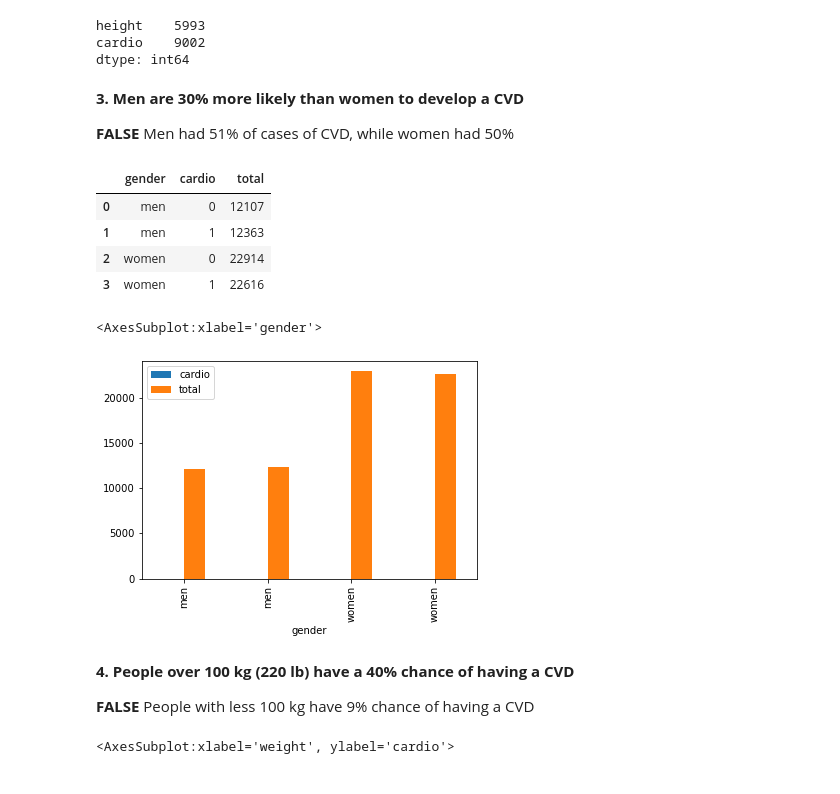
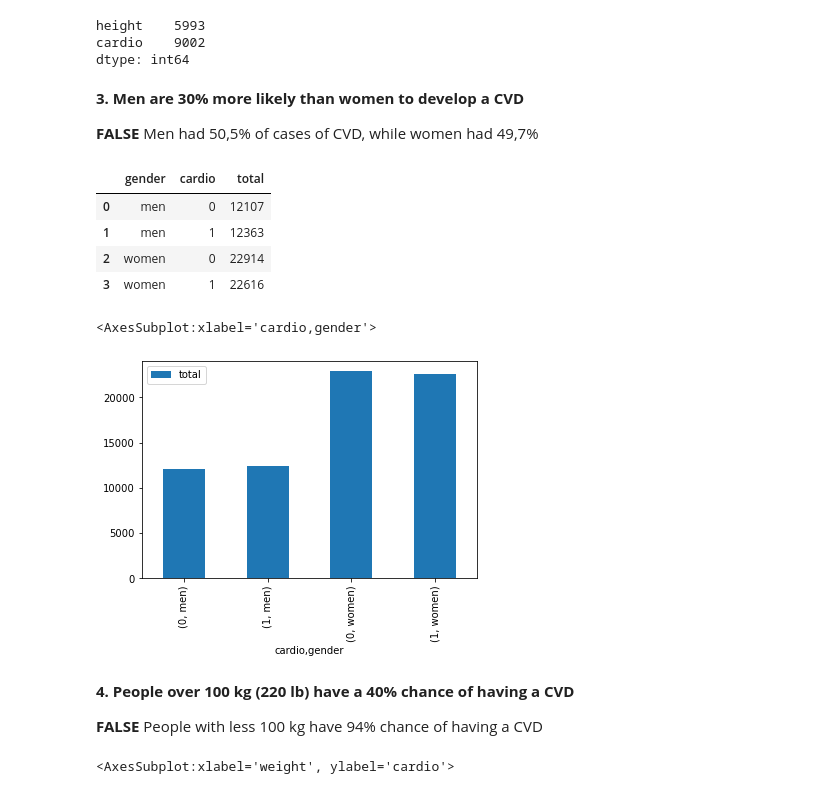
Before and after one commit to HenriqueCR1291/cardio_catch_diseases, a Jupyter notebook: m01_cardio_catch_diseases.ipynb, the cells around one changed output. Drawn from its saved outputs; the diff is of its cells as text; code cells hidden in the pictures.

```diff
--- a/m01_cardio_catch_diseases.ipynb
+++ b/m01_cardio_catch_diseases.ipynb
@@ -342,7 +343,7 @@ dtype: int64
 # %% [markdown]
 **3. Men are 30% more likely than women to develop a CVD**
 
-**FALSE** Men had 51% of cases of CVD, while women had 50%
+**FALSE** Men had 50,5% of cases of CVD, while women had 49,7%
 # %%
 #gender_map = {1: 'women', 2:'men'}
 #df32 = df3['gender'].apply(lambda x: 'women' if x == 1 else 'men', axis=1)
@@ -360,16 +361,16 @@ aux1
 # %%
 #fig_dims = (7, 10)
 #fig, ax = plt.subplots(figsize=fig_dims)
 #sns.barplot(x=['gender','cardio'], y='total', ax=ax, data=aux1)
 
-aux1.set_index('gender').plot.bar()
+aux1.set_index(['cardio','gender']).plot.bar()
 # %% [output]
-<AxesSubplot:xlabel='gender'>
+<AxesSubplot:xlabel='cardio,gender'>
-[figure, old version]
+[figure, new version]
 # %% [markdown]
 **4. People over 100 kg (220 lb) have a 40% chance of having a CVD**
 
-**FALSE** People with less 100 kg have 9% chance of having a CVD
+**FALSE** People with less 100 kg have 94% chance of having a CVD
 # %%
 aux1 = df3[(df3['weight'] >= 55) & (df3['weight'] <= 105)]
 aux1 = aux1[['weight', 'cardio']].groupby('weight').sum().reset_index()
```
Also changed, not shown: parts of 6 cells of this notebook.
